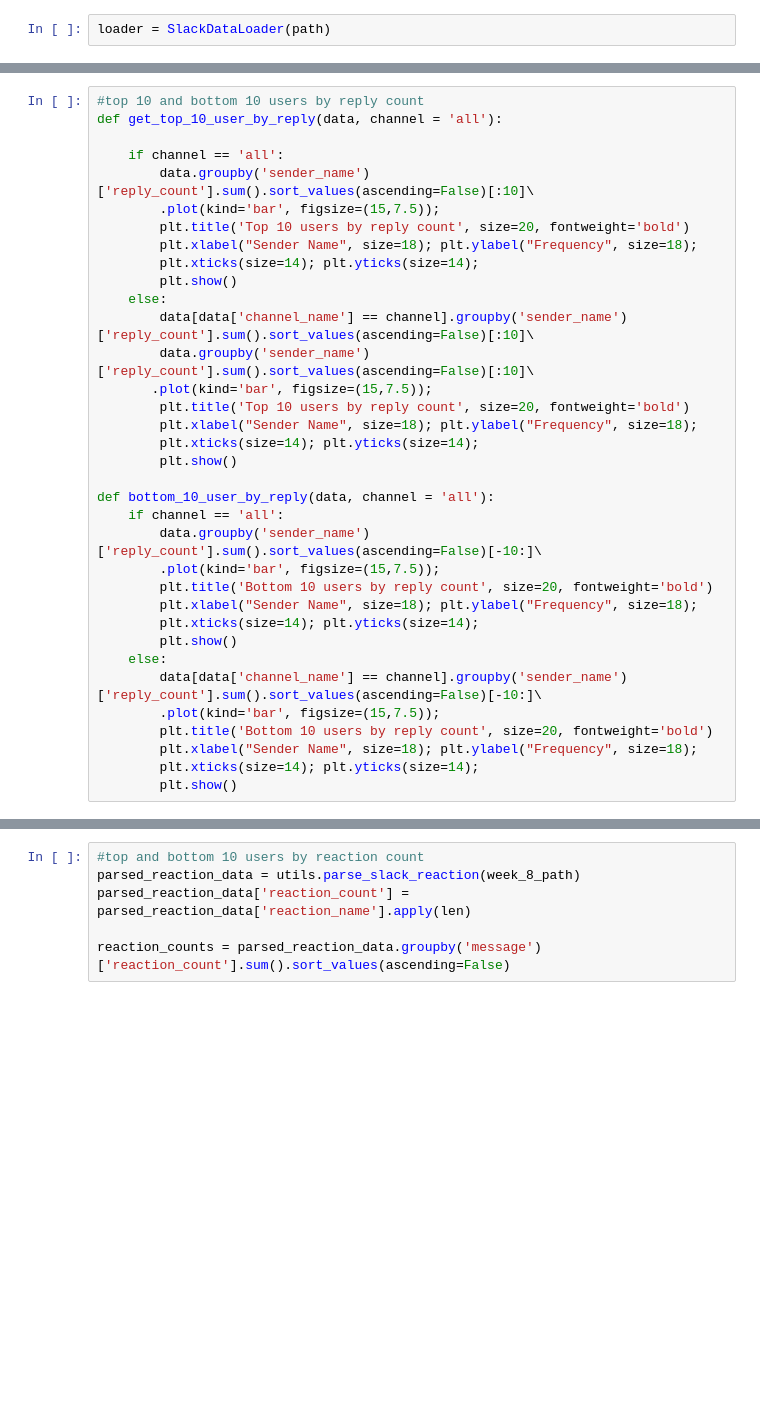
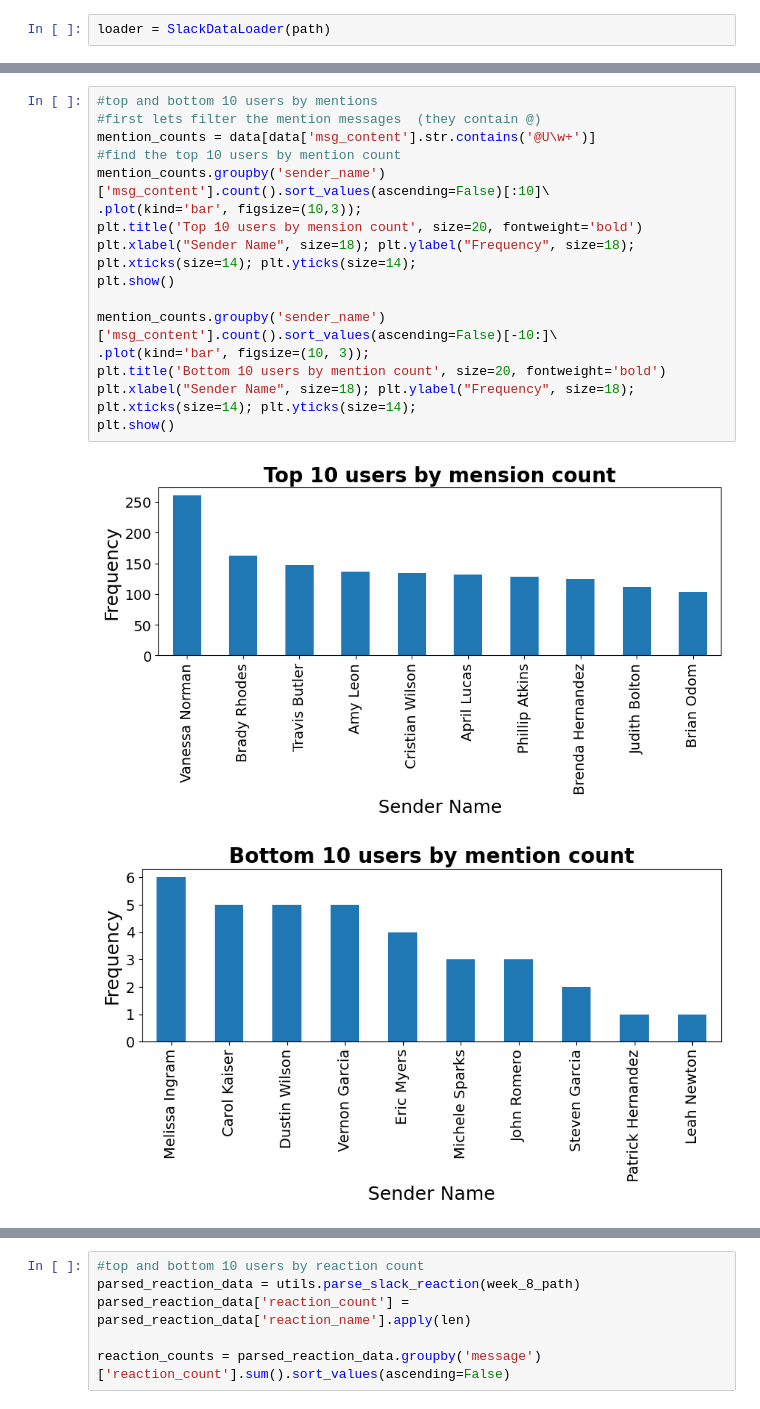
Before and after one commit to Keriii/week-0, a Jupyter notebook: notebooks/parse_slack_data.ipynb, the cells around one changed output, grey strips where cells are left out. Cells and saved outputs as stored; diff of their text form; blank space fills up the shorter version.

```diff
--- a/notebooks/parse_slack_data.ipynb
+++ b/notebooks/parse_slack_data.ipynb
@@ -90,35 +88,21 @@ NameError: name 'get_top_10_user' is not defined
 # %%
-#top 10 and bottom 10 users by reply count
-def get_top_10_user_by_reply(data, channel = 'all'):
+#top and bottom 10 users by mentions
+#first lets filter the mention messages  (they contain @)
+mention_counts = data[data['msg_content'].str.contains('@U\w+')]
+#find the top 10 users by mention count
+mention_counts.groupby('sender_name')['msg_content'].count().sort_values(ascending=False)[:10]\
+.plot(kind='bar', figsize=(10,3));
+plt.title('Top 10 users by mension count', size=20, fontweight='bold')
+plt.xlabel("Sender Name", size=18); plt.ylabel("Frequency", size=18);
+plt.xticks(size=14); plt.yticks(size=14);
+plt.show()
 
-    if channel == 'all':
-        data.groupby('sender_name')['reply_count'].sum().sort_values(ascending=False)[:10]\
-        .plot(kind='bar', figsize=(15,7.5));
-        plt.title('Top 10 users by reply count', size=20, fontweight='bold')
-        plt.xlabel("Sender Name", size=18); plt.ylabel("Frequency", size=18);
-        plt.xticks(size=14); plt.yticks(size=14);
-        plt.show()
-    else:
-        data[data['channel_name'] == channel].groupby('sender_name')['reply_count'].sum().sort_values(ascending=False)[:10]\
-        data.groupby('sender_name')['reply_count'].sum().sort_values(ascending=False)[:10]\
-       .plot(kind='bar', figsize=(15,7.5));
-        plt.title('Top 10 users by reply count', size=20, fontweight='bold')
-        plt.xlabel("Sender Name", size=18); plt.ylabel("Frequency", size=18);
-        plt.xticks(size=14); plt.yticks(size=14);
-        plt.show()
-
-def bottom_10_user_by_reply(data, channel = 'all'):
-    if channel == 'all':
-        data.groupby('sender_name')['reply_count'].sum().sort_values(ascending=False)[-10:]\
-        .plot(kind='bar', figsize=(15,7.5));
-        plt.title('Bottom 10 users by reply count', size=20, fontweight='bold')
-        plt.xlabel("Sender Name", size=18); plt.ylabel("Frequency", size=18);
-        plt.xticks(size=14); plt.yticks(size=14);
-        plt.show()
-    else:
-        data[data['channel_name'] == channel].groupby('sender_name')['reply_count'].sum().sort_values(ascending=False)[-10:]\
-        .plot(kind='bar', figsize=(15,7.5));
-        plt.title('Bottom 10 users by reply count', size=20, fontweight='bold')
-        plt.xlabel("Sender Name", size=18); plt.ylabel("Frequency", size=18);
-        plt.xticks(size=14); plt.yticks(size=14);
-        plt.show()
+mention_counts.groupby('sender_name')['msg_content'].count().sort_values(ascending=False)[-10:]\
+.plot(kind='bar', figsize=(10, 3));
+plt.title('Bottom 10 users by mention count', size=20, fontweight='bold')
+plt.xlabel("Sender Name", size=18); plt.ylabel("Frequency", size=18);
+plt.xticks(size=14); plt.yticks(size=14);
+plt.show()
+# %% [output]
+[figure, added]
+[figure, added]
```
Also changed, not shown: parts of 43 cells of this notebook.
